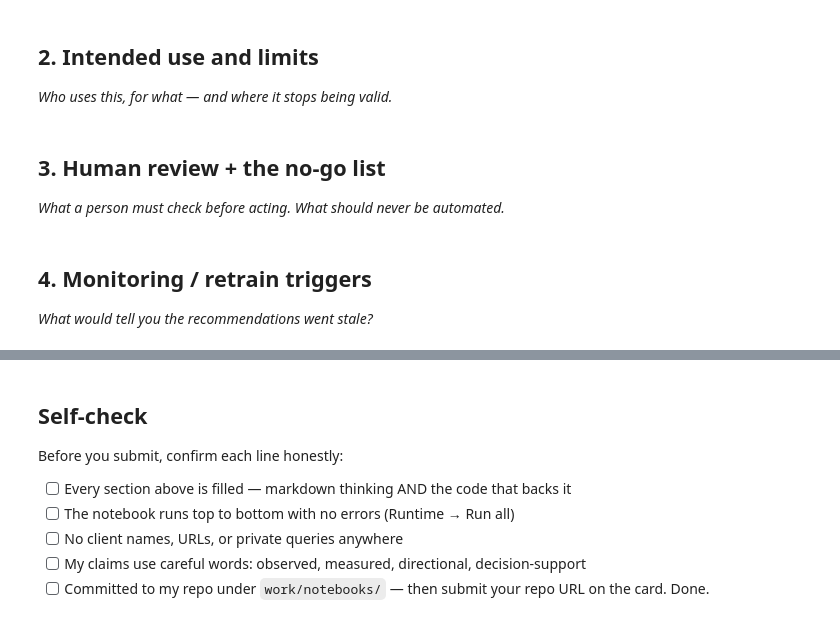
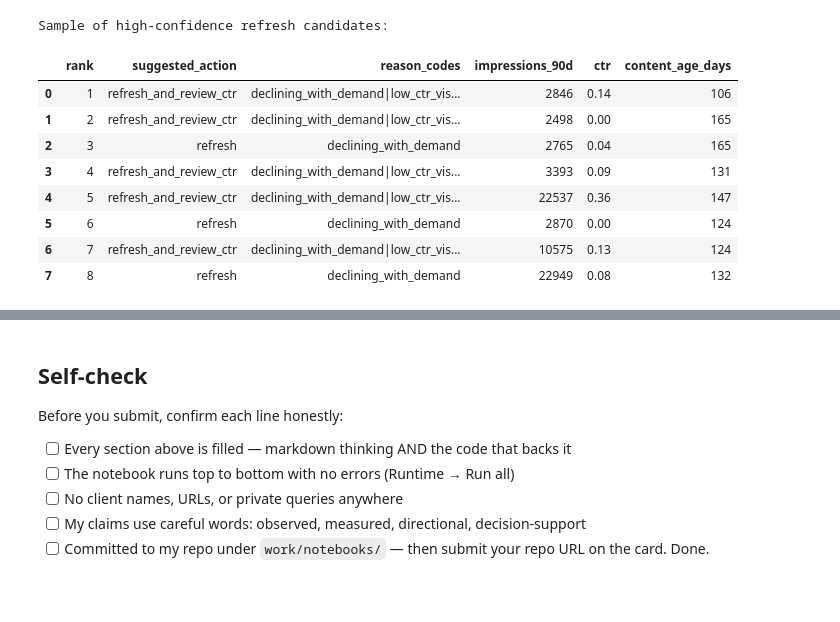
Before and after one commit to MuhammadOmerSiddiqui/myInternship, a Jupyter notebook: work/notebooks/w07_action_playbook.ipynb, the cells around one changed output, grey strips where cells are left out. Drawn from its saved outputs; the diff is of its cells as text; code cells hidden in the pictures; blank space fills up the shorter version.

```diff
--- a/work/notebooks/w07_action_playbook.ipynb
+++ b/work/notebooks/w07_action_playbook.ipynb
@@ -12,0 +9,26 @@ This skeleton is yours to fill. Work the sections **in order** — each one has
+# %%
+import os, sys, subprocess
+import numpy as np
+import pandas as pd
+import json
+import matplotlib.pyplot as plt
+
+from sklearn.ensemble import RandomForestClassifier
+
+IN_COLAB = "google.colab" in sys.modules
+if IN_COLAB:
+    REPO = "myInternship"
+    if not os.path.isdir(REPO):
+        subprocess.run(
+            ["git", "clone", "--depth", "1",
+             "https://github.com/MuhammadOmerSiddiqui/myInternship.git", REPO],
+            check=True
+        )
+    os.chdir(REPO)
+
+df = pd.read_csv("data/raw/content_refresh_anonymized.csv")
+df["is_declining"] = (df["trend_direction"] == "down").astype(int)
+print("Loaded", len(df), "pages")
+
+os.makedirs("work/outputs", exist_ok=True)
+os.makedirs("work/figures", exist_ok=True)
@@ -13,7 +243,19 @@ This skeleton is yours to fill. Work the sections **in order** — each one has
 # %%
 # This cell is for CODE (numbers, a query, a check).
 # Write your text answer in the cell ABOVE this one — typing sentences here breaks Run All.
+print("Sample of high-confidence refresh candidates:")
+display(
+    queue[(queue["confidence"]=="high") & (queue["suggested_action"]!="monitor")]
+    .head(8)[["rank","suggested_action","reason_codes","impressions_90d","ctr","content_age_days"]]
+)
+# %% [output]
+Sample of high-confidence refresh candidates:
+|  | rank | suggested_action | reason_codes | impressions_90d | ctr | content_age_days |
+| 0 | 1 | refresh_and_review_ctr | declining_with_demand|low_ctr_vis... | 2846 | 0.14 | 106 |
+| 1 | 2 | refresh_and_review_ctr | declining_with_demand|low_ctr_vis... | 2498 | 0.00 | 165 |
+| 2 | 3 | refresh | declining_with_demand | 2765 | 0.04 | 165 |
+| 3 | 4 | refresh_and_review_ctr | declining_with_demand|low_ctr_vis... | 3393 | 0.09 | 131 |
+| 4 | 5 | refresh_and_review_ctr | declining_with_demand|low_ctr_vis... | 22537 | 0.36 | 147 |
+| 5 | 6 | refresh | declining_with_demand | 2870 | 0.00 | 124 |
+| 6 | 7 | refresh_and_review_ctr | declining_with_demand|low_ctr_vis... | 10575 | 0.13 | 124 |
+| 7 | 8 | refresh | declining_with_demand | 22949 | 0.08 | 132 |
-# %% [markdown]
-## 2. Intended use and limits
-
-*Who uses this, for what — and where it stops being valid.*
@@ -23,4 +261,0 @@ This skeleton is yours to fill. Work the sections **in order** — each one has
-# %% [markdown]
-## 3. Human review + the no-go list
-
-*What a person must check before acting. What should never be automated.*
@@ -30,4 +261,0 @@ This skeleton is yours to fill. Work the sections **in order** — each one has
-# %% [markdown]
-## 4. Monitoring / retrain triggers
-
-*What would tell you the recommendations went stale?*
```
Also changed, not shown: parts of 15 cells of this notebook.
